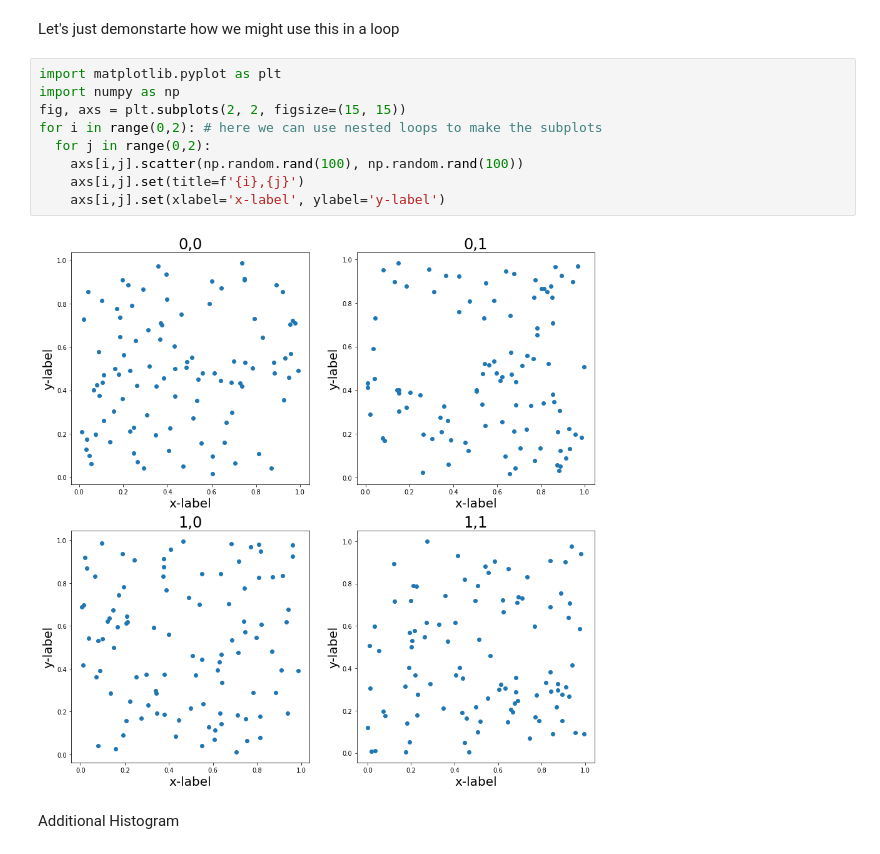
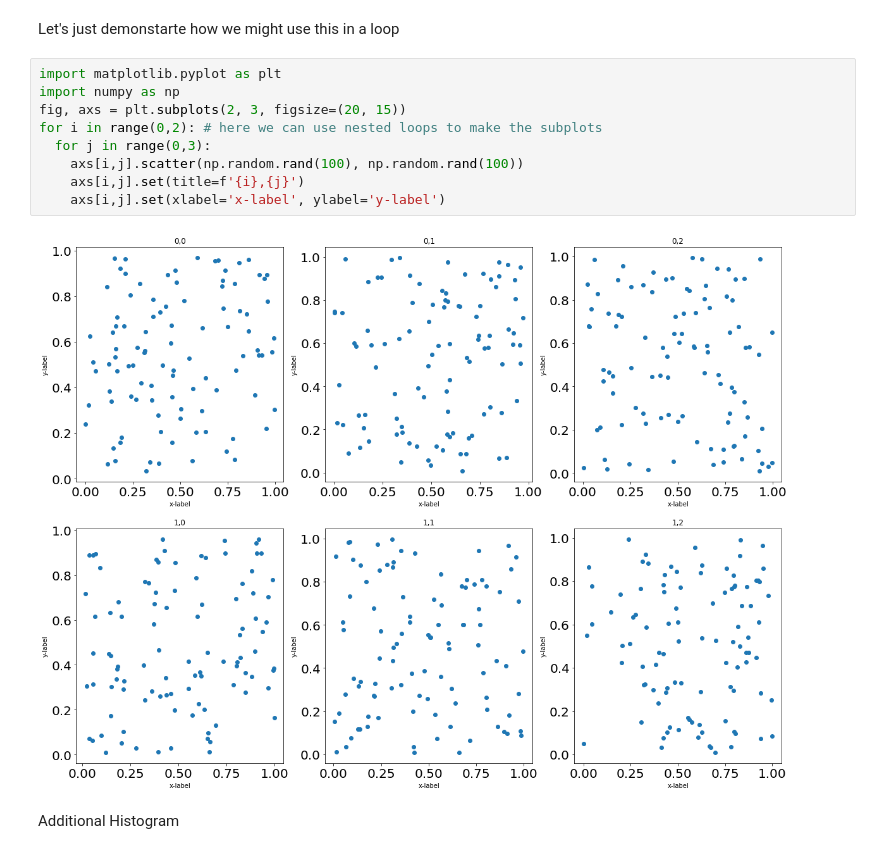
Before and after one commit to flowonthegoliv/ENVS666, a Jupyter notebook: Tutorial_1.ipynb, the cells around one changed output. Drawn from its saved outputs; the diff is of its cells as text.

```diff
--- a/Tutorial_1.ipynb
+++ b/Tutorial_1.ipynb
@@ -374,14 +410,14 @@ Let's just demonstarte how we might use this in a loop
 # %%
 import matplotlib.pyplot as plt
 import numpy as np
-fig, axs = plt.subplots(2, 2, figsize=(15, 15))
+fig, axs = plt.subplots(2, 3, figsize=(20, 15))
 for i in range(0,2): # here we can use nested loops to make the subplots
-  for j in range(0,2):
+  for j in range(0,3):
     axs[i,j].scatter(np.random.rand(100), np.random.rand(100))
     axs[i,j].set(title=f'{i},{j}')
     axs[i,j].set(xlabel='x-label', ylabel='y-label')
 # %% [output]
-[figure, old version]
+[figure, new version]
 # %% [markdown]
 Additional Histogram
 # %%
```
Also changed, not shown: parts of 10 cells of this notebook.
